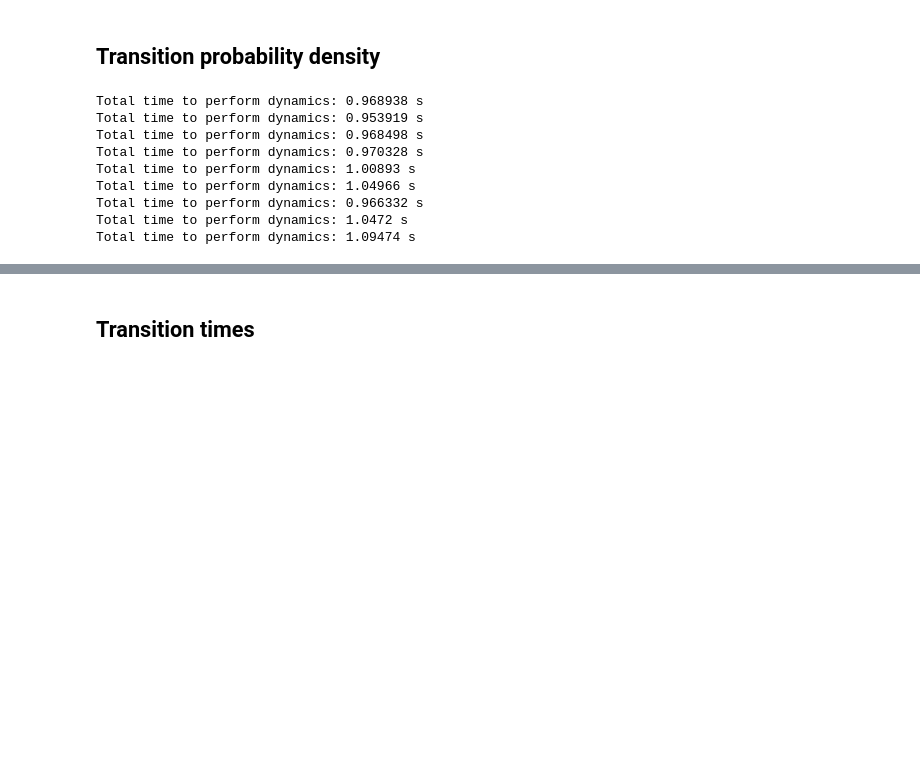
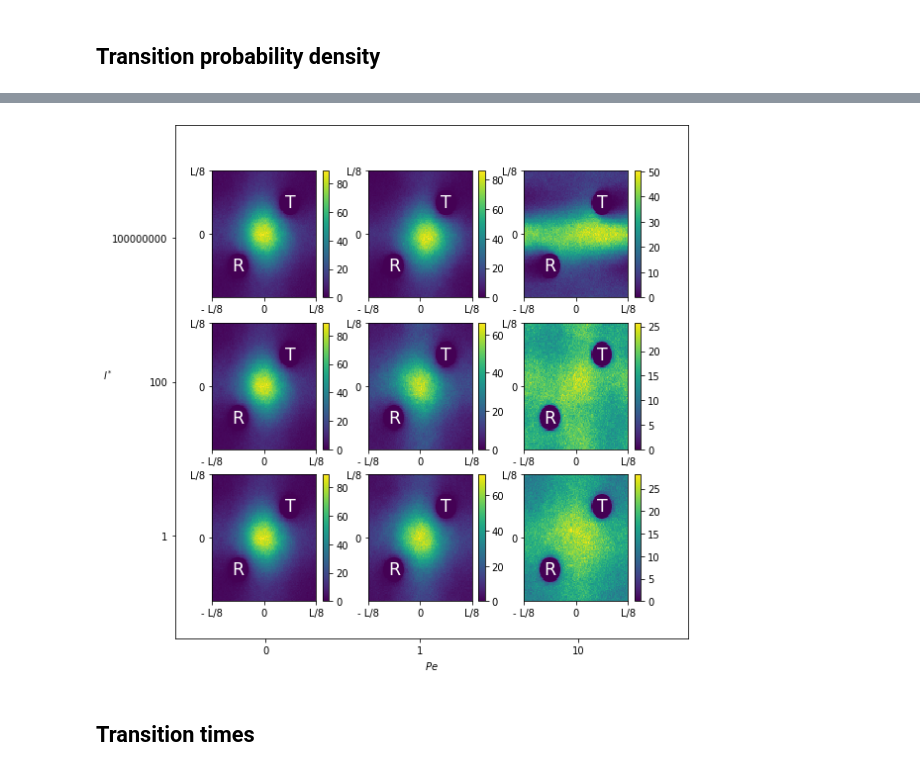
Before and after one commit to abassi98/Active-Brownian-Particles, a Jupyter notebook: src/main.ipynb, the cells around one changed output, grey strips where cells are left out. Cells and saved outputs as stored; diff of their text form; code cells hidden in the pictures; blank space fills up the shorter version.

```diff
--- a/src/main.ipynb
+++ b/src/main.ipynb
@@ -124,7 +138,7 @@ sax.set_xticks(s_xticks, pe_vec)
 sax.set_yticks(s_yticks, lstar_vec)
 sax.grid(False)
 sax.set_xlabel("$Pe$")
-sax.set_ylabel("$l^*$")
+sax.set_ylabel("$l^*$", rotation = 0)
 
 
 x_ticks = [-L/8, 0, L/8 ]
@@ -148,6 +162,7 @@ for i in range(3):
         D_theta = pe*v_max*v_max/(D_r*l_star)
         # Compute statistics
         particle = ABP_2d(reactant,target, num_steps = 10**7, dt=1e-5, v=pe*v_max, D_r=D_r, D_theta=D_theta, k=k, L=L, mu=mu, w=w)
+        particle.theta = [0] #Set initial angle to zero
         particle.dynamics()
         # Retireve data
         x_dyn= np.array(particle.position_x)
@@ -169,12 +184,3 @@ for i in range(3):
 fig.savefig("prob_density.png")
 fig.show()
 # %% [output]
-Total time to perform dynamics: 0.968938 s
-Total time to perform dynamics: 0.953919 s
-Total time to perform dynamics: 0.968498 s
-Total time to perform dynamics: 0.970328 s
-Total time to perform dynamics: 1.00893 s
-Total time to perform dynamics: 1.04966 s
-Total time to perform dynamics: 0.966332 s
-Total time to perform dynamics: 1.0472 s
-Total time to perform dynamics: 1.09474 s
@@ -182,0 +187 @@ Total time to perform dynamics: 1.09474 s
+[figure, added]
```
Also changed, not shown: parts of 6 cells of this notebook, 3 other files.
